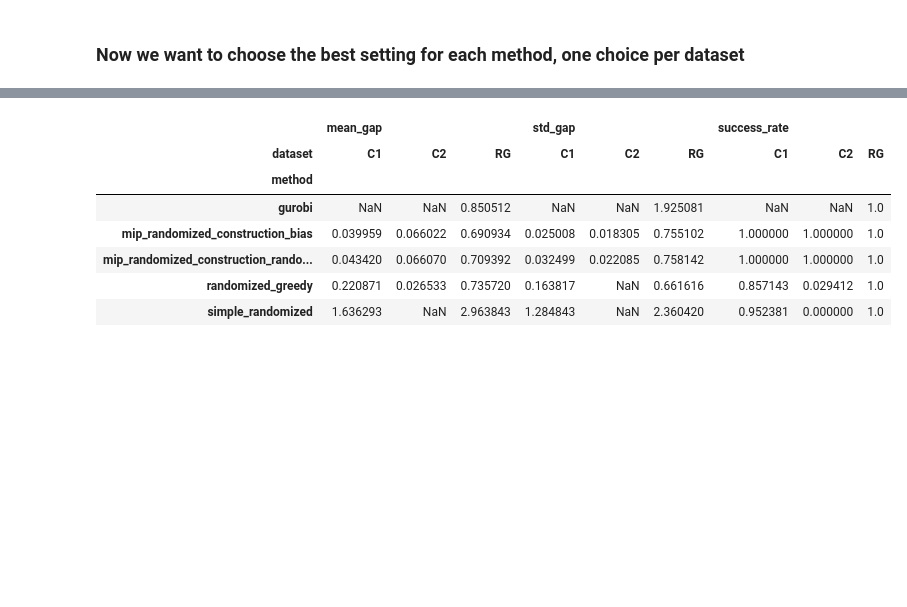
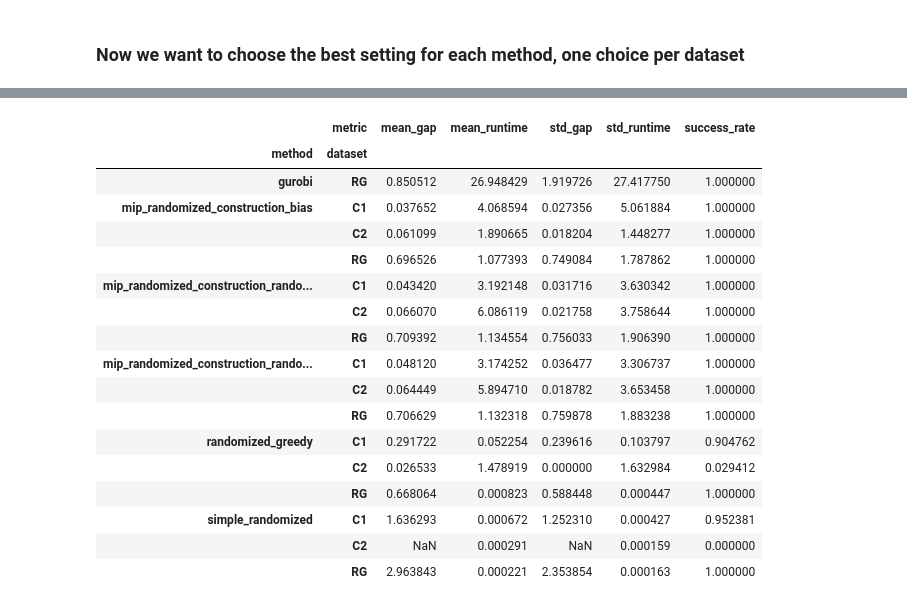
Before and after one commit to jsalvasoler/trigger_arc_tsp, a Jupyter notebook: notebooks/tables_and_figures.ipynb, the cells around one changed output, grey strips where cells are left out. Cells and saved outputs as stored; diff of their text form; code cells hidden in the pictures; blank space fills up the shorter version.

```diff
--- a/notebooks/tables_and_figures.ipynb
+++ b/notebooks/tables_and_figures.ipynb
@@ -57,9 +63,9 @@ Five heuristics were tested:
 # define map of results directories timestamp per method and instance_set
 results_map = {
     "randomized_greedy": {
-        "instances_generic": "20250723_190803",
-        "instances_release_1": "20250722_113250",
-        "instances_release_2": "20250722_120238"
+        "instances_generic": "20250730_212618",
+        "instances_release_1": "20250730_205756",
+        "instances_release_2": "20250730_204538"
     },
     "mip_randomized_construction_bias": {
         "instances_generic": "20250723_194140",
@@ -224,7 +230,7 @@ def get_results(rebuild: bool = False, rebuild_agg: bool = False) -> pd.DataFram
 
     return results_agg
 
-results = get_results(rebuild=False, rebuild_agg=False)
+results = get_results(rebuild=True, rebuild_agg=True)
 
 display(results.head())
 print(f"Number of rows: {len(results)}")
@@ -437,12 +566,13 @@ Dataset construction_heuristics_agg.csv already exists
 # %% [markdown]
 ### Now we want to choose the best setting for each method, one choice per dataset
 # %%
-alpha_randomized_greedy = 0.05
-alpha_mip_randomized_construction_bias = 0.05
-beta_mip_randomized_construction_bias = 3
 
-alpha_mip_randomized_construction_random_alpha = 0.1
-beta_mip_randomized_construction_random_beta = 3
+alpha_randomized_greedy: float = 0.1
+alpha_mip_randomized_construction_bias: float = 0.1
+beta_mip_randomized_construction_bias: float = 3.0
+
+alpha_mip_randomized_construction_random_alpha: float = 0.1
+beta_mip_randomized_construction_random_beta: float = 1.5
 
 def filter_results_by_method(results: pd.DataFrame) -> pd.DataFrame:
     """
@@ -456,30 +586,34 @@ def filter_results_by_method(results: pd.DataFrame) -> pd.DataFrame:
             return row["alpha"] == alpha_randomized_greedy
         if row["method"] == "mip_randomized_construction_bias":
             return (row["alpha"] == alpha_mip_randomized_construction_bias) and (row["beta"] == beta_mip_randomized_construction_bias)
-        elif row["method"] == "mip_randomized_construction_random_alpha":
+        if row["method"] == "mip_randomized_construction_random_alpha":
             return row["alpha"] == alpha_mip_randomized_construction_random_alpha
-        elif row["method"] == "mip_randomized_construction_random_beta":
+        if row["method"] == "mip_randomized_construction_random_beta":
             return row["beta"] == beta_mip_randomized_construction_random_beta
         return True
 
     return results[results.apply(apply_filter, axis=1)]
 
 results = get_results()
+print(results.method.unique())
 
 before = len(results)
 results = filter_results_by_method(results)
+
 after = len(results)
 print(f"Filtered {before - after} rows")
 
 # Ensure success column is correctly set
-results["success"] = results["gap"] != float('inf')
+results["success"] = results["cost_min"] != float('inf')
 results.replace([np.inf, -np.inf], np.nan, inplace=True)
 
 # Correct the groupby to use a list for multiple columns
 aggregated_results = results.groupby(['dataset', 'method']).agg(
     mean_gap=('gap', 'mean'),
-    std_gap=('gap', 'std'),
-    success_rate=('success', 'mean')
+    std_gap=('gap', lambda x: np.std(x.dropna())),
+    success_rate=('success', 'mean'),
+    mean_runtime=('wall_time_sum', 'mean'),
+    std_runtime=('wall_time_sum', lambda x: np.std(x.dropna()))
 ).reset_index()
 
 rename_dataset = {
@@ -490,15 +624,25 @@ rename_dataset = {
 
 aggregated_results["dataset"] = aggregated_results["dataset"].map(rename_dataset)
 
-# Pivot the DataFrame to have 'method' as rows, 'dataset' as columns, and 'mean_gap', 'std_gap' as subcolumns
+# Reshape the DataFrame to have multirows, one row per method and dataset
+aggregated_results = aggregated_results.melt(
+    id_vars=['method', 'dataset'],
+    value_vars=['mean_gap', 'std_gap', 'success_rate', 'mean_runtime', 'std_runtime'],
+    var_name='metric',
+    value_name='value'
+)
+
+# Pivot the DataFrame to have 'method' and 'dataset' as multirows, and 'metric' as columns
 aggregated_results = aggregated_results.pivot_table(
-    index='method',
-    columns='dataset',
-    values=['mean_gap', 'std_gap', 'success_rate']
+    index=['method', 'dataset'],
+    columns='metric',
+    values='value'
 )
 
 # display the table
 display(aggregated_results)
+print(aggregated_results.to_latex(
+    multirow=True))
 # %% [output]
 Dataset construction_heuristics.csv already exists
 Dataset construction_heuristics_agg.csv already exists
@@ -506,8 +654,18 @@ Filtered 6110 rows
-|  | mean_gap |  |  | std_gap |  |  | success_rate |  |  |
-| dataset | C1 | C2 | RG | C1 | C2 | RG | C1 | C2 | RG |
-| method |  |  |  |  |  |  |  |  |  |
-| gurobi | NaN | NaN | 0.850512 | NaN | NaN | 1.925081 | NaN | NaN | 1.0 |
-| mip_randomized_construction_bias | 0.039959 | 0.066022 | 0.690934 | 0.025008 | 0.018305 | 0.755102 | 1.000000 | 1.000000 | 1.0 |
-| mip_randomized_construction_rando... | 0.043420 | 0.066070 | 0.709392 | 0.032499 | 0.022085 | 0.758142 | 1.000000 | 1.000000 | 1.0 |
-| randomized_greedy | 0.220871 | 0.026533 | 0.735720 | 0.163817 | NaN | 0.661616 | 0.857143 | 0.029412 | 1.0 |
-| simple_randomized | 1.636293 | NaN | 2.963843 | 1.284843 | NaN | 2.360420 | 0.952381 | 0.000000 | 1.0 |
+|  | metric | mean_gap | mean_runtime | std_gap | std_runtime | success_rate |
+| method | dataset |  |  |  |  |  |
+| gurobi | RG | 0.850512 | 26.948429 | 1.919726 | 27.417750 | 1.000000 |
+| mip_randomized_construction_bias | C1 | 0.037652 | 4.068594 | 0.027356 | 5.061884 | 1.000000 |
+|  | C2 | 0.061099 | 1.890665 | 0.018204 | 1.448277 | 1.000000 |
+|  | RG | 0.696526 | 1.077393 | 0.749084 | 1.787862 | 1.000000 |
+| mip_randomized_construction_rando... | C1 | 0.043420 | 3.192148 | 0.031716 | 3.630342 | 1.000000 |
+|  | C2 | 0.066070 | 6.086119 | 0.021758 | 3.758644 | 1.000000 |
+|  | RG | 0.709392 | 1.134554 | 0.756033 | 1.906390 | 1.000000 |
+| mip_randomized_construction_rando... | C1 | 0.048120 | 3.174252 | 0.036477 | 3.306737 | 1.000000 |
+|  | C2 | 0.064449 | 5.894710 | 0.018782 | 3.653458 | 1.000000 |
+|  | RG | 0.706629 | 1.132318 | 0.759878 | 1.883238 | 1.000000 |
+| randomized_greedy | C1 | 0.291722 | 0.052254 | 0.239616 | 0.103797 | 0.904762 |
+|  | C2 | 0.026533 | 1.478919 | 0.000000 | 1.632984 | 0.029412 |
+|  | RG | 0.668064 | 0.000823 | 0.588448 | 0.000447 | 1.000000 |
+| simple_randomized | C1 | 1.636293 | 0.000672 | 1.252310 | 0.000427 | 0.952381 |
+|  | C2 | NaN | 0.000291 | NaN | 0.000159 | 0.000000 |
+|  | RG | 2.963843 | 0.000221 | 2.353854 | 0.000163 | 1.000000 |
```
Also changed, not shown: parts of 8 cells of this notebook, 5 other files.
